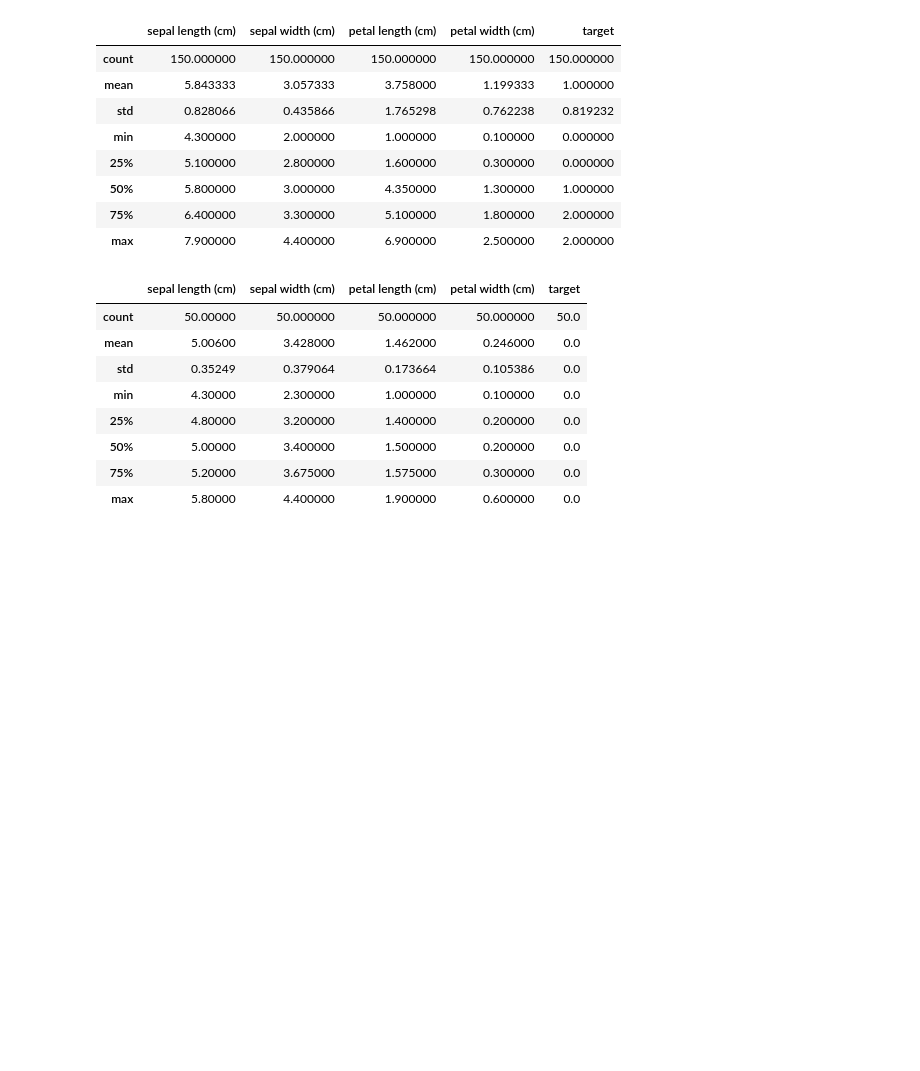
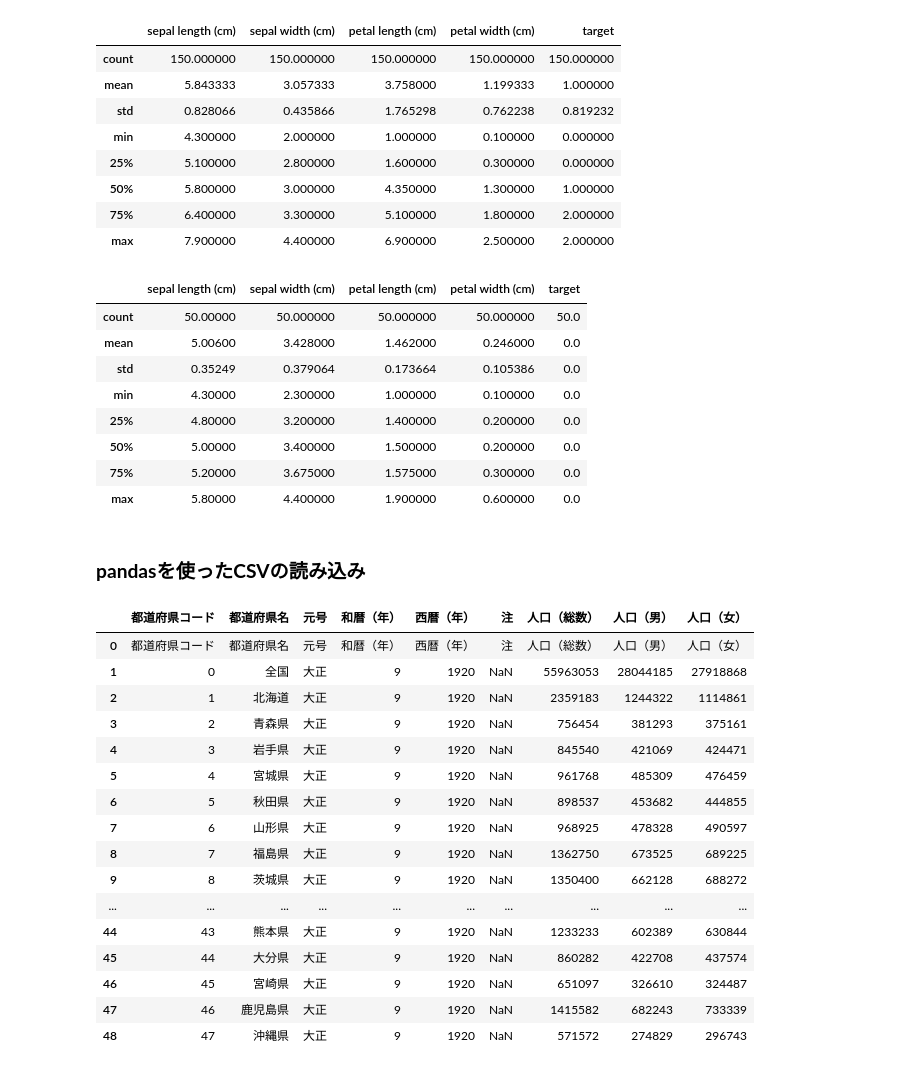
Before and after one commit to momohirata/mooc_machine_learning, a Jupyter notebook: mooc_machine_learning2.ipynb, the cells around one changed output. Saved outputs shown, nothing was run; the diff lists cells and outputs as text; code cells hidden in the pictures; blank space fills up the shorter version.

```diff
--- a/mooc_machine_learning2.ipynb
+++ b/mooc_machine_learning2.ipynb
@@ -53,3 +53,31 @@ df_setosa.describe()
 | 50% | 5.00000 | 3.400000 | 1.500000 | 0.200000 | 0.0 |
 | 75% | 5.20000 | 3.675000 | 1.575000 | 0.300000 | 0.0 |
 | max | 5.80000 | 4.400000 | 1.900000 | 0.600000 | 0.0 |
+# %% [markdown]
+### **pandasを使ったCSVの読み込み**
+# %%
+url = 'https://drive.google.com/uc?id=1KuJ1u_3Odufk-xenridpYfaMknmXfKwV'
+
+col_names = ['都道府県コード','都道府県名','元号','和暦（年）','西暦（年）','注','人口（総数）','人口（男）','人口（女）']
+df = pd.read_csv(url, names=col_names)
+
+#csv dataを表示する
+df
+# %% [output]
+|  | 都道府県コード | 都道府県名 | 元号 | 和暦（年） | 西暦（年） | 注 | 人口（総数） | 人口（男） | 人口（女） |
+| 0 | 都道府県コード | 都道府県名 | 元号 | 和暦（年） | 西暦（年） | 注 | 人口（総数） | 人口（男） | 人口（女） |
+| 1 | 0 | 全国 | 大正 | 9 | 1920 | NaN | 55963053 | 28044185 | 27918868 |
+| 2 | 1 | 北海道 | 大正 | 9 | 1920 | NaN | 2359183 | 1244322 | 1114861 |
+| 3 | 2 | 青森県 | 大正 | 9 | 1920 | NaN | 756454 | 381293 | 375161 |
+| 4 | 3 | 岩手県 | 大正 | 9 | 1920 | NaN | 845540 | 421069 | 424471 |
+| 5 | 4 | 宮城県 | 大正 | 9 | 1920 | NaN | 961768 | 485309 | 476459 |
+| 6 | 5 | 秋田県 | 大正 | 9 | 1920 | NaN | 898537 | 453682 | 444855 |
+| 7 | 6 | 山形県 | 大正 | 9 | 1920 | NaN | 968925 | 478328 | 490597 |
+| 8 | 7 | 福島県 | 大正 | 9 | 1920 | NaN | 1362750 | 673525 | 689225 |
+| 9 | 8 | 茨城県 | 大正 | 9 | 1920 | NaN | 1350400 | 662128 | 688272 |
+| ... | ... | ... | ... | ... | ... | ... | ... | ... | ... |
+| 44 | 43 | 熊本県 | 大正 | 9 | 1920 | NaN | 1233233 | 602389 | 630844 |
+| 45 | 44 | 大分県 | 大正 | 9 | 1920 | NaN | 860282 | 422708 | 437574 |
+| 46 | 45 | 宮崎県 | 大正 | 9 | 1920 | NaN | 651097 | 326610 | 324487 |
+| 47 | 46 | 鹿児島県 | 大正 | 9 | 1920 | NaN | 1415582 | 682243 | 733339 |
+| 48 | 47 | 沖縄県 | 大正 | 9 | 1920 | NaN | 571572 | 274829 | 296743 |
```
